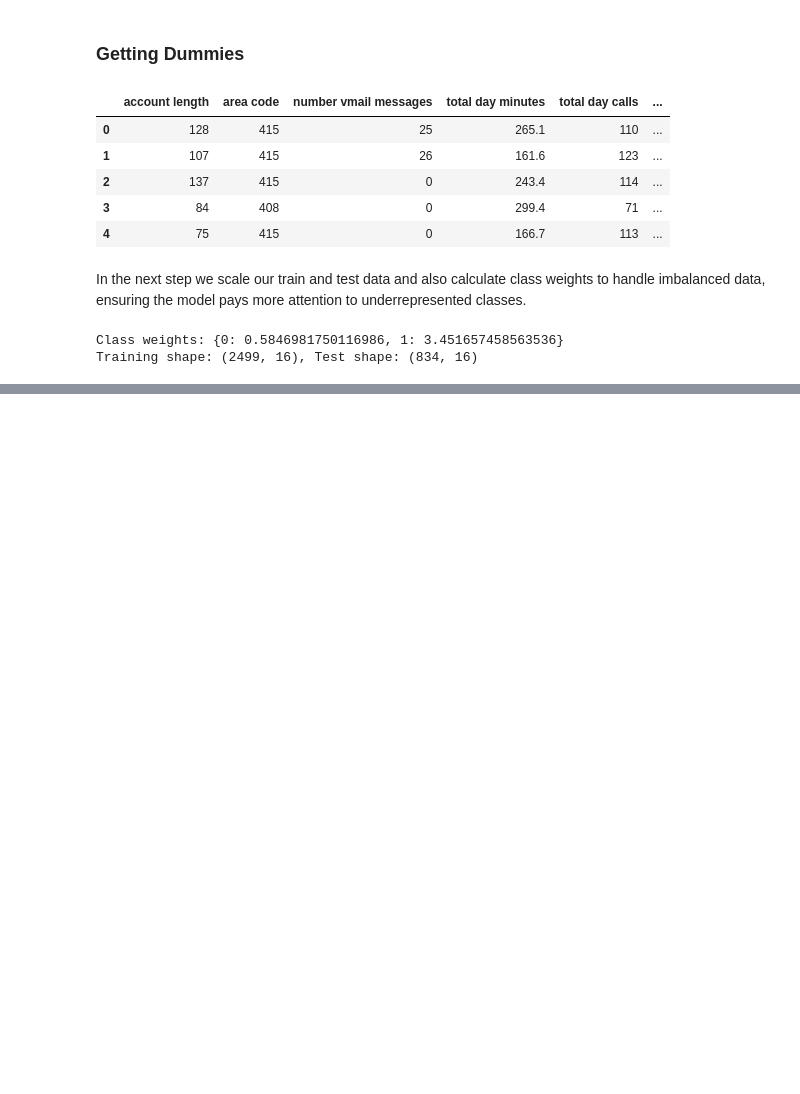
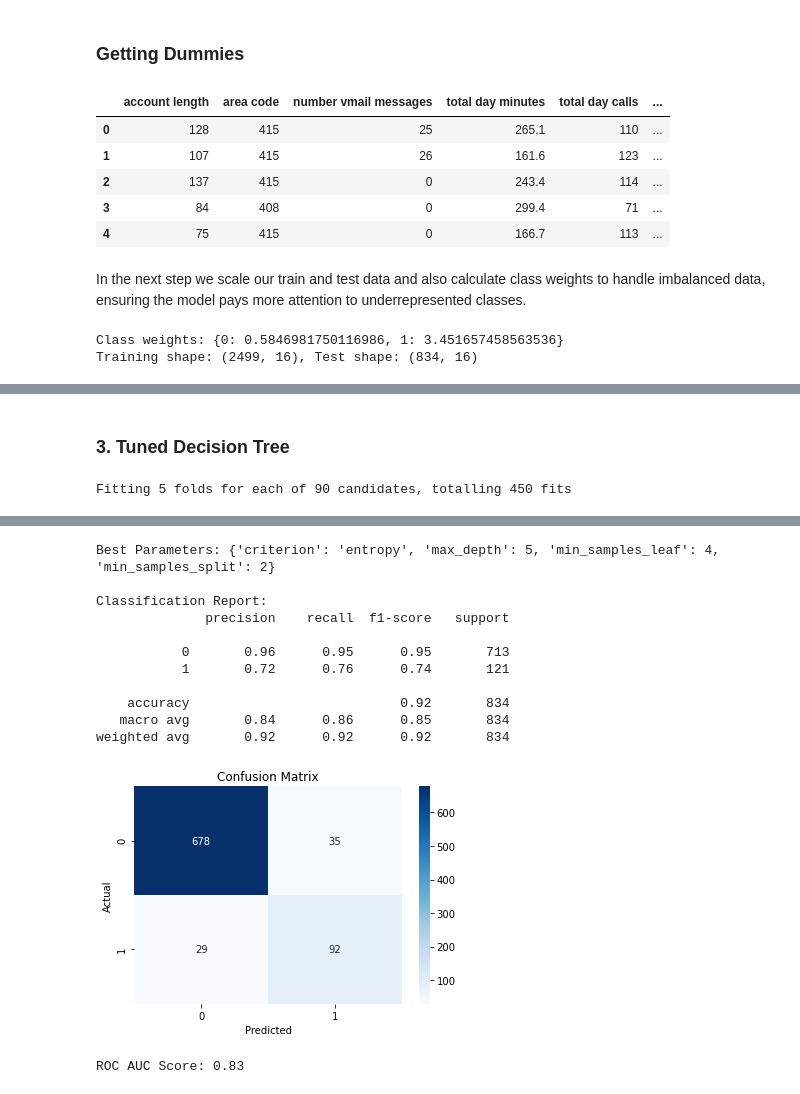
Before and after one commit to Bembino-en/-SyriaTel-churn-prediction, a Jupyter notebook: index.ipynb, the cells around one changed output, grey strips where cells are left out. Cells and saved outputs as stored; diff of their text form; code cells hidden in the pictures; blank space fills up the shorter version.

```diff
--- a/index.ipynb
+++ b/index.ipynb
@@ -551,0 +635,44 @@ from models import LogisticModel, DecisionTreeModel
+# %% [markdown]
+###  **3. Tuned Decision Tree**
+# %%
+# Define hyperparameter grid
+param_grid = {
+    'max_depth': [3, 5, 7, 10, 15],
+    'min_samples_split': [2, 5, 10],
+    'min_samples_leaf': [1, 2, 4],
+    'criterion': ['gini', 'entropy']
+}
+
+# Initialize model
+tree = DecisionTreeClassifier(class_weight=class_weights, random_state=42)
+
+# Grid search
+grid_search = GridSearchCV(estimator=tree, param_grid=param_grid,
+                           cv=5, scoring='roc_auc', n_jobs=-1, verbose=1)
+grid_search.fit(X_train_scaled, y_train)
+
+# Best model
+best_tree = grid_search.best_estimator_
+print("Best Parameters:", grid_search.best_params_)
+
+# Predictions
+y_pred = best_tree.predict(X_test_scaled)
+y_proba = best_tree.predict_proba(X_test_scaled)[:, 1]
+
+# Evaluation
+print("\nClassification Report:")
+print(classification_report(y_test, y_pred))
+
+# Confusion Matrix
+conf_matrix = confusion_matrix(y_test, y_pred)
+sns.heatmap(conf_matrix, annot=True, fmt='d', cmap='Blues')
+plt.title("Confusion Matrix")
+plt.xlabel("Predicted")
+plt.ylabel("Actual")
+plt.show()
+
+# ROC AUC Score and Curve
+roc_score = roc_auc_score(y_test, y_proba)
+print(f"\nROC AUC Score: {roc_score:.2f}")
+# %% [output]
+Fitting 5 folds for each of 90 candidates, totalling 450 fits
@@ -551,0 +683,13 @@ from models import LogisticModel, DecisionTreeModel
+Best Parameters: {'criterion': 'entropy', 'max_depth': 5, 'min_samples_leaf': 4, 'min_samples_split': 2}
+
+Classification Report:
+              precision    recall  f1-score   support
+
+           0       0.96      0.95      0.95       713
+           1       0.72      0.76      0.74       121
+
+    accuracy                           0.92       834
+   macro avg       0.84      0.86      0.85       834
+weighted avg       0.92      0.92      0.92       834
+[figure, added]
+ROC AUC Score: 0.83
```
Also changed, not shown: parts of 27 cells of this notebook, 6 other files.
